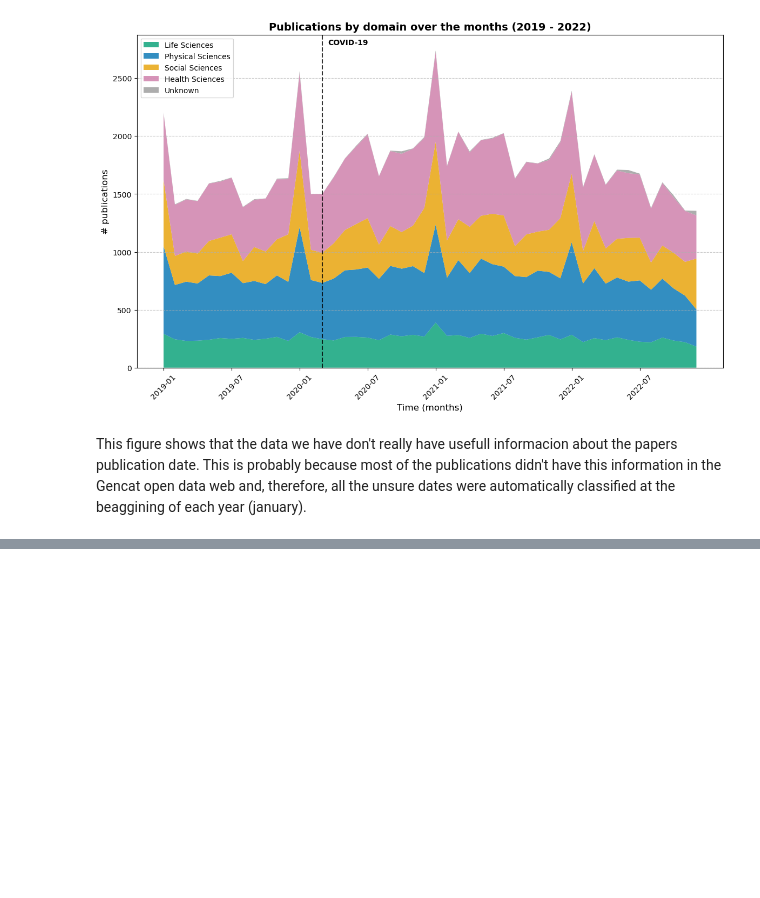
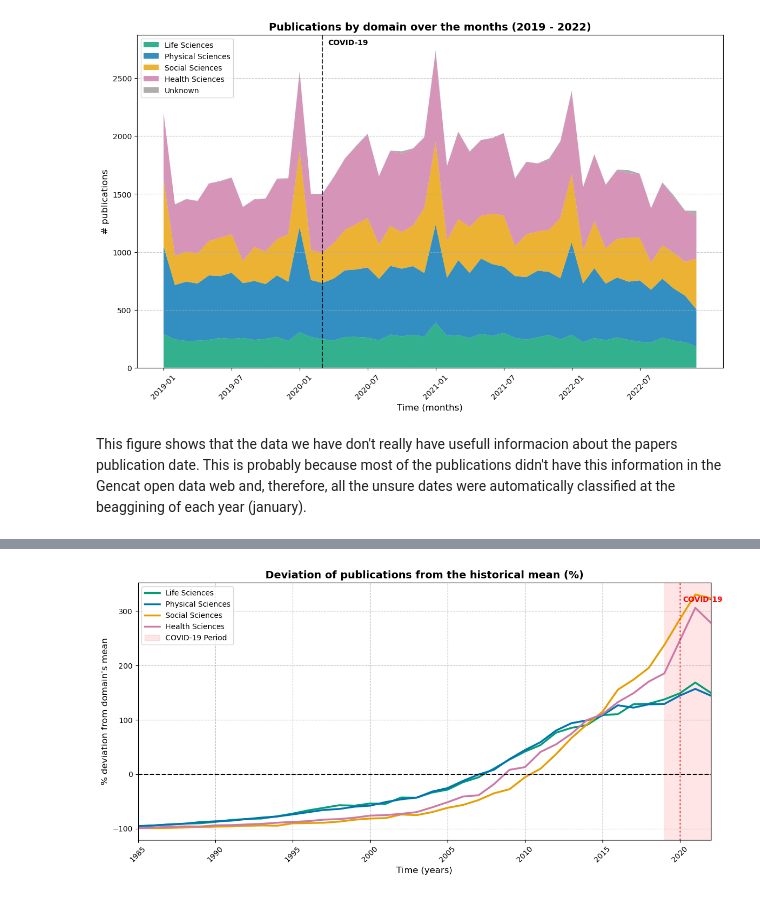
Before and after one commit to AdriRed/science-squared-avbd, a Jupyter notebook: notebooks/05_alba_domains_topics_plots.ipynb, the cells around one changed output, grey strips where cells are left out. Cells and saved outputs as stored; diff of their text form; code cells hidden in the pictures; blank space fills up the shorter version.

```diff
--- a/notebooks/05_alba_plots_domains_topics.ipynb
+++ b/notebooks/05_alba_domains_topics_plots.ipynb
@@ -1329,0 +1405,74 @@ This figure shows that the data we have don't really have usefull informacion ab
+# %%
+import matplotlib.pyplot as plt
+import pandas as pd
+import numpy as np
+import os
+
+# 1. Carreguem i preparem les dades
+df = pd.read_parquet("../data/processed/all_publications_enriched.parquet")
+df_plots = df.dropna(subset=["domain_name"])
+df_plots = df_plots.drop_duplicates(subset=["doi", "year"])
+
+taula_dominis = df_plots.groupby(["year", "domain_name"]).size().unstack(fill_value=0)
+
+order = ["Life Sciences", "Physical Sciences", "Social Sciences", "Health Sciences"]
+taula_dominis = taula_dominis[order]
+
+# Filtrem els anys (1985 a 2022)
+taula_dominis = taula_dominis[(taula_dominis.index >= 1985) & (taula_dominis.index <= 2022)]
+
+# 2. Normalització: (Any - Mitjana) / Mitjana * 100
+mitjanes = taula_dominis.mean(axis=0)
+taula_normalitzada = ((taula_dominis - mitjanes) / mitjanes) * 100
+
+anys = taula_normalitzada.index
+
+# 3. Colors
+colors = {
+    'Life Sciences': '#009E73',
+    'Physical Sciences': '#0072B2',
+    'Social Sciences': '#E69F00',
+    'Health Sciences': '#CC79A7'
+}
+
+# 4. Creem el gràfic
+plt.figure(figsize=(12, 6))
+for col in taula_normalitzada.columns:
+    plt.plot(anys, taula_normalitzada[col], label=col, linewidth=2.5, color=colors[col])
+
+# 5. Estil
+plt.title("Deviation of publications from the historical mean (%)", fontsize=14, fontweight='bold')
+plt.xlabel("Time (years)", fontsize=12)
+plt.ylabel("% deviation from domain's mean", fontsize=12)
+
+# Línia horitzontal al 0 (la mitjana)
+plt.axhline(0, color='black', linewidth=1.5, linestyle='--')
+
+# 🆕 AFEGIM L'OMBRA DEL PERÍODE COVID (2019 a 2022)
+# alpha=0.1 fa que el color vermell sigui molt transparent i no tapi les línies
+plt.axvspan(2019, 2022, color='red', alpha=0.1, label='COVID-19 Period')
+
+# 🆕 AFEGIM UNA LÍNIA VERTICAL AL MARÇ DEL 2020 (Inici de la pandèmia)
+plt.axvline(x=2020, color='red', linestyle=':', linewidth=2, alpha=0.6)
+
+# Posem el text "COVID-19" a dalt de tot
+plt.text(2020.2, plt.ylim()[1]*0.9, 'COVID-19', color='red', fontsize=10, fontweight='bold')
+
+# 6. Eixos i graella
+plt.grid(True, linestyle='--', alpha=0.7)
+ticks_anys = np.arange(1985, 2023, 5)
+plt.xticks(ticks_anys, rotation=45)
+plt.xlim(1985, 2022)
+
+# Llegenda
+plt.legend(loc='upper left')
+plt.tight_layout()
+
+# 7. Guardem i mostrem
+output_dir = "../plots/alba"
+os.makedirs(output_dir, exist_ok=True)
+plt.savefig(f"{output_dir}/deviation_with_covid_shading.png", dpi=300, bbox_inches='tight')
+
+plt.show()
+# %% [output]
+[figure, added]
```
Also changed, not shown: parts of 5 cells of this notebook.
